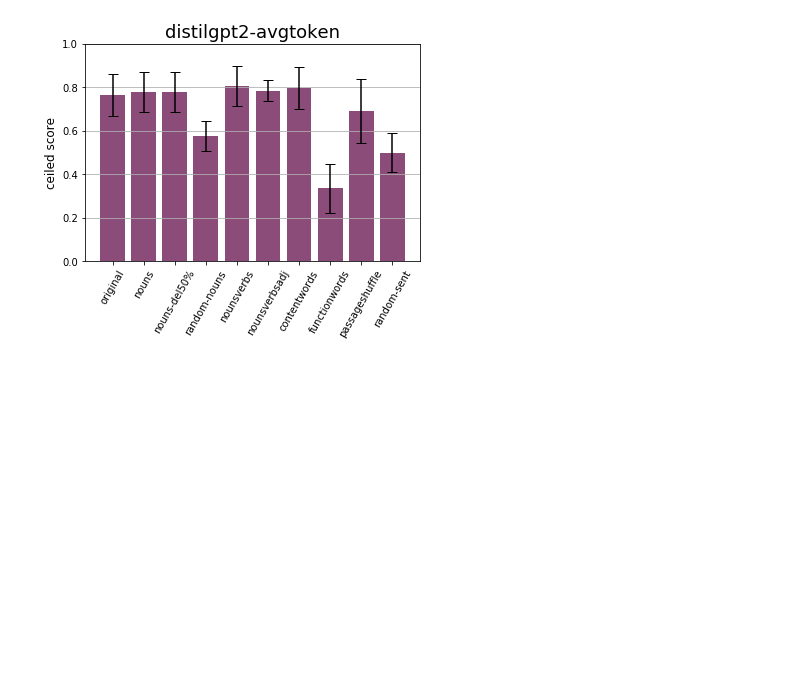
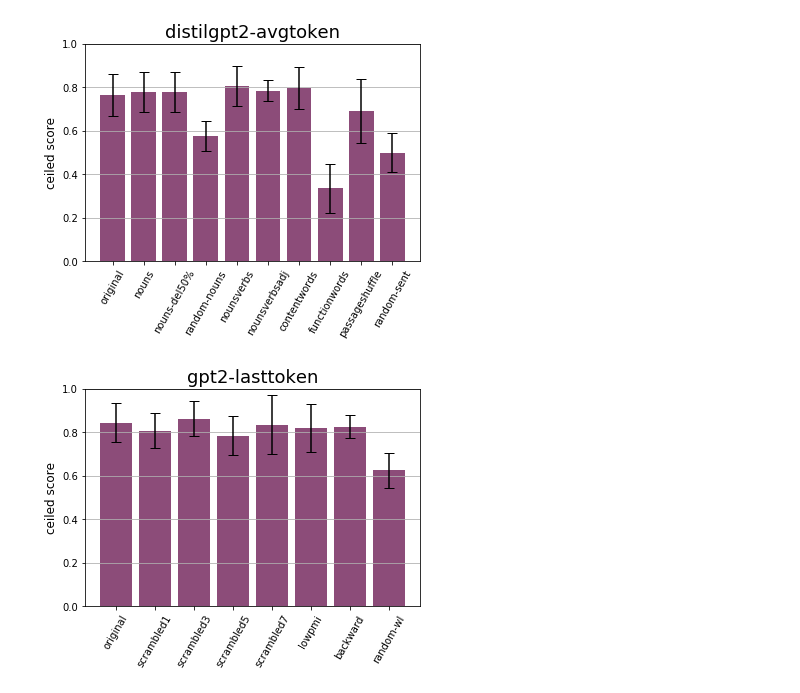
Before and after one commit to carina-kauf/perturbed-neural-nlp, a Jupyter notebook: analysis/match-to-brain.ipynb, the cells around one changed output. Cells and saved outputs as stored; diff of their text form; code cells hidden in the pictures; blank space fills up the shorter version.

```diff
--- a/analysis/match-to-brain.ipynb
+++ b/analysis/match-to-brain.ipynb
@@ -256,3 +258,7 @@ random-nouns
 random-sent
 original
 [figure]
+# %%
+main_plot('gpt2',categories_dict,scr_perturb="scrambled")
+# %% [output]
+[figure, added]
```
Also changed, not shown: parts of 7 cells of this notebook, 14 other files.
